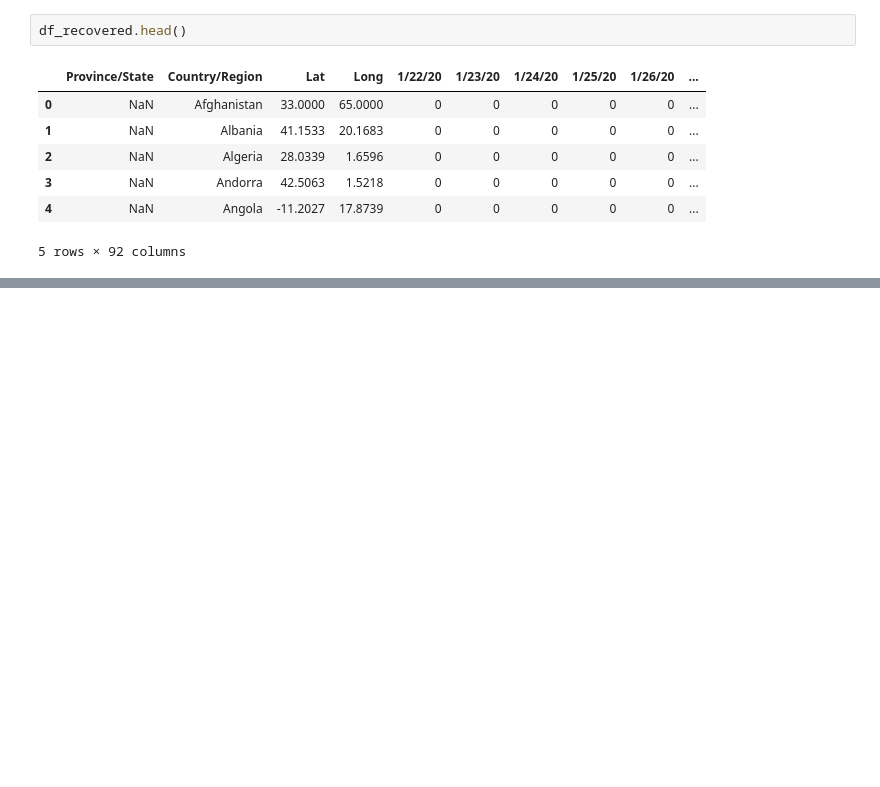
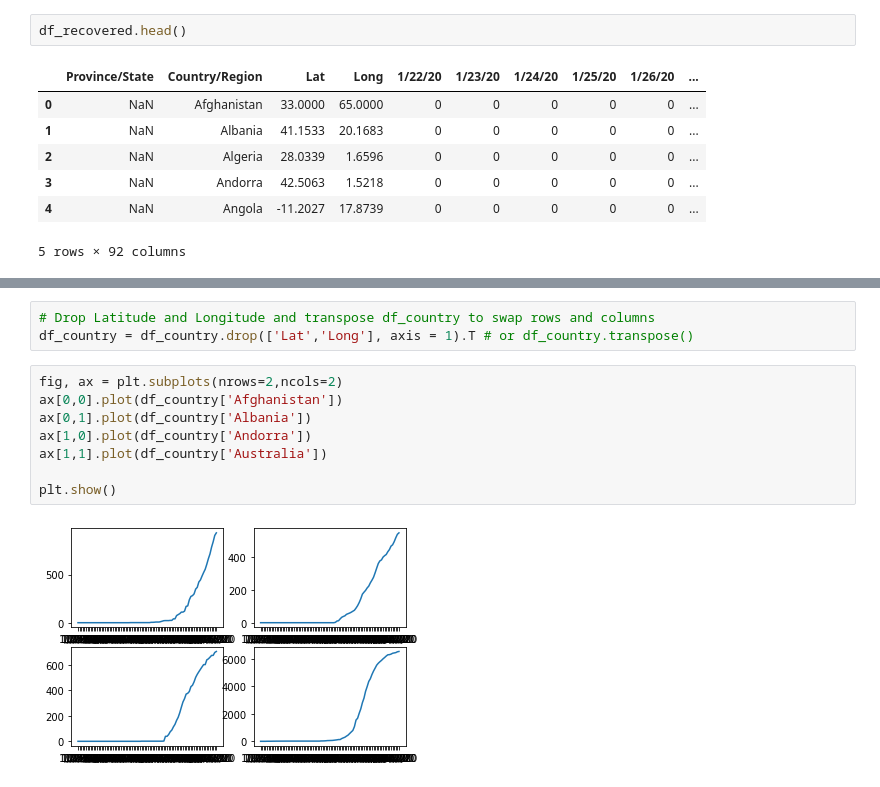
Before and after one commit to sebastian-graeff/COVID19-Exploration, a Jupyter notebook: COVID-19 Exploration.ipynb, the cells around one changed output, grey strips where cells are left out. Drawn from its saved outputs; the diff is of its cells as text; blank space fills up the shorter version.

```diff
--- a/COVID-19 Exploration.ipynb
+++ b/COVID-19 Exploration.ipynb
@@ -41,0 +128,13 @@ Lets continue this tommorow...
+# %%
+# Drop Latitude and Longitude and transpose df_country to swap rows and columns
+df_country = df_country.drop(['Lat','Long'], axis = 1).T # or df_country.transpose()
+# %%
+fig, ax = plt.subplots(nrows=2,ncols=2)
+ax[0,0].plot(df_country['Afghanistan'])
+ax[0,1].plot(df_country['Albania'])
+ax[1,0].plot(df_country['Andorra'])
+ax[1,1].plot(df_country['Australia'])
+
+plt.show()
+# %% [output]
+[figure, added]
```
Also changed, not shown: parts of 26 cells of this notebook, 5 other files.
